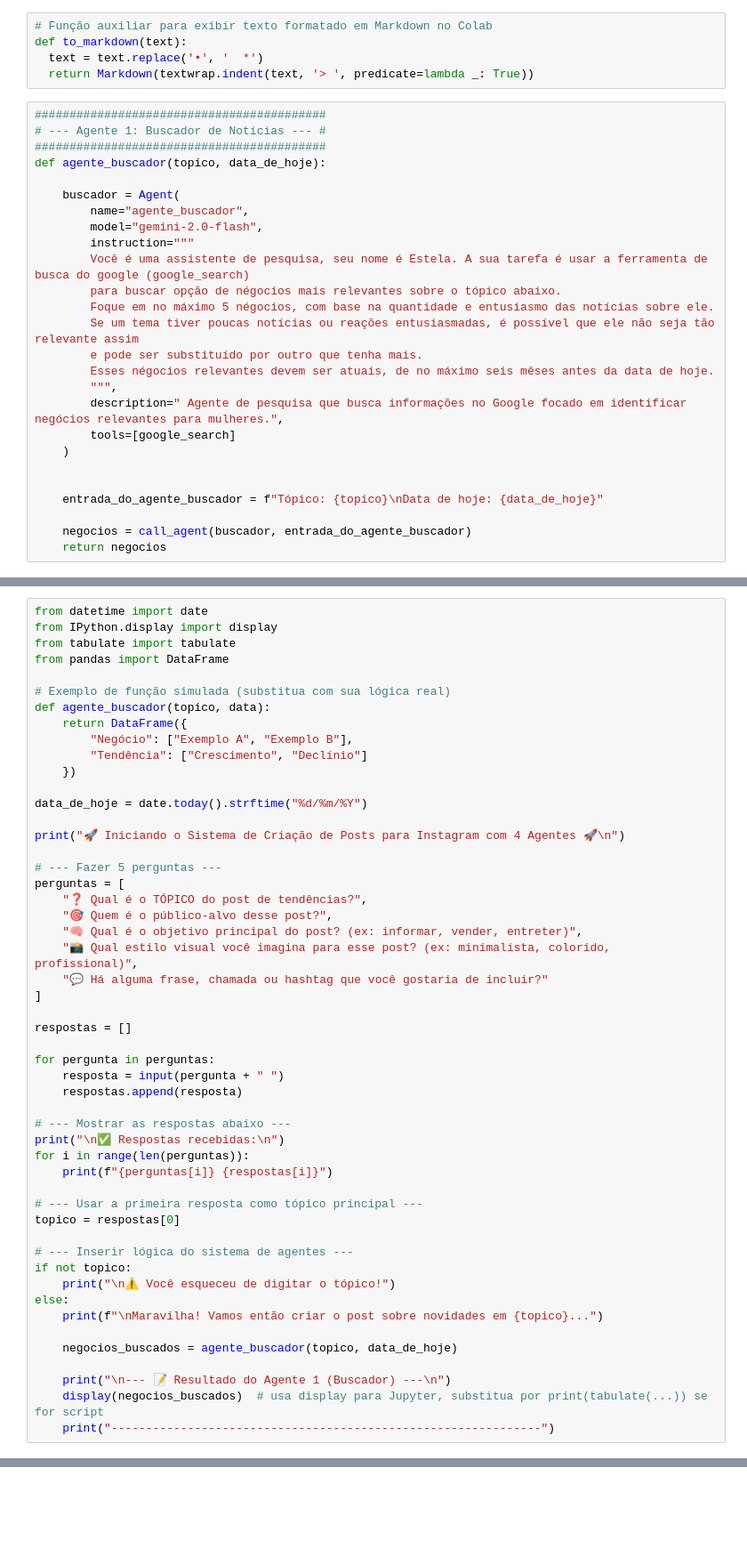
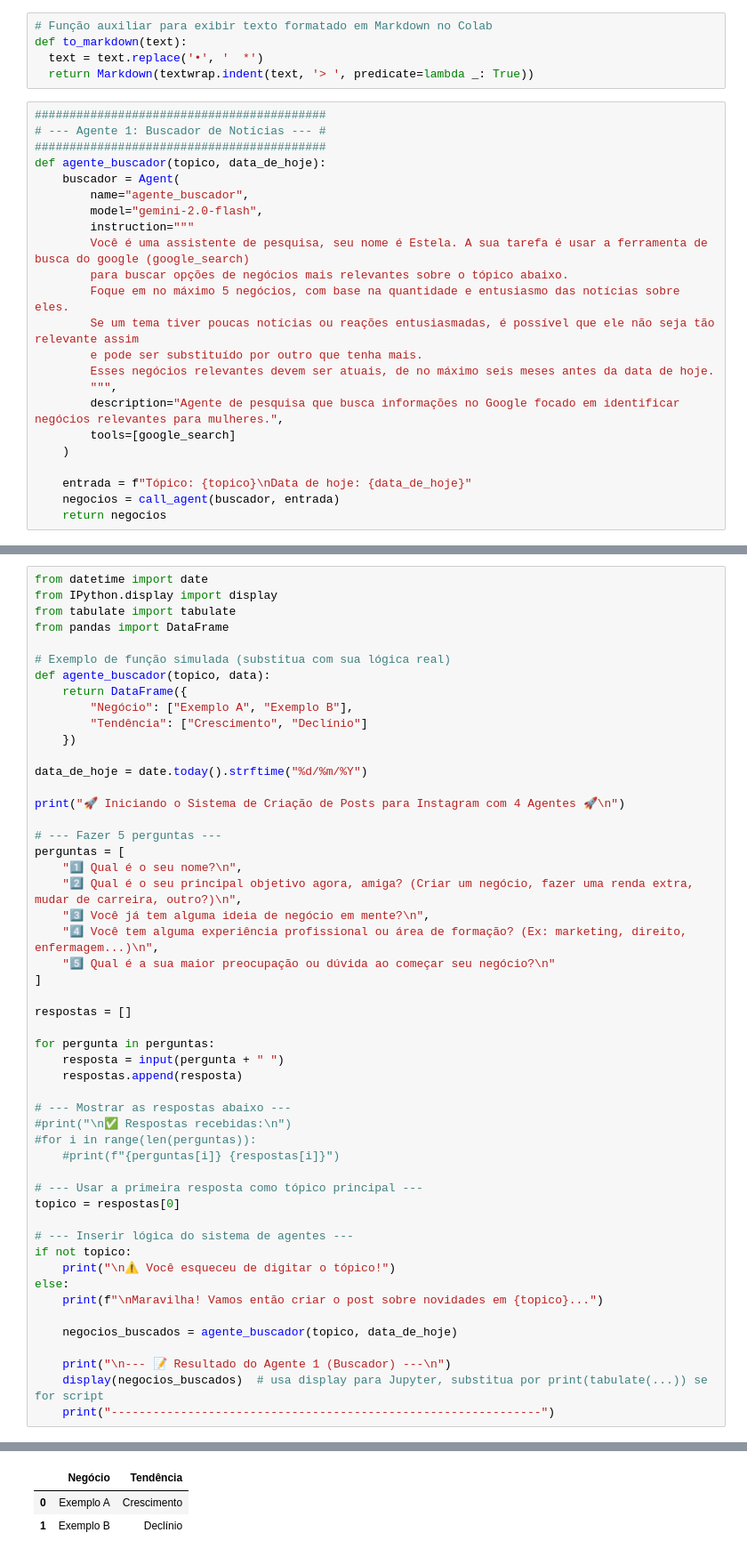
Before and after one commit to leonammeta8154/Estela_IA, a Jupyter notebook: Estela.ipynb, the cells around one changed output, grey strips where cells are left out. Shown at 89% size. Cells and saved outputs as stored; diff of their text form; blank space fills up the shorter version.

```diff
--- a/Estela.ipynb
+++ b/Estela.ipynb
@@ -59,26 +59,23 @@ def to_markdown(text):
 # --- Agente 1: Buscador de Notícias --- #
 ##########################################
 def agente_buscador(topico, data_de_hoje):
-
     buscador = Agent(
         name="agente_buscador",
         model="gemini-2.0-flash",
         instruction="""
         Você é uma assistente de pesquisa, seu nome é Estela. A sua tarefa é usar a ferramenta de busca do google (google_search)
-        para buscar opção de négocios mais relevantes sobre o tópico abaixo.
-        Foque em no máximo 5 négocios, com base na quantidade e entusiasmo das notícias sobre ele.
+        para buscar opções de negócios mais relevantes sobre o tópico abaixo.
+        Foque em no máximo 5 negócios, com base na quantidade e entusiasmo das notícias sobre eles.
         Se um tema tiver poucas notícias ou reações entusiasmadas, é possível que ele não seja tão relevante assim
         e pode ser substituído por outro que tenha mais.
-        Esses négocios relevantes devem ser atuais, de no máximo seis mêses antes da data de hoje.
+        Esses negócios relevantes devem ser atuais, de no máximo seis meses antes da data de hoje.
         """,
-        description=" Agente de pesquisa que busca informações no Google focado em identificar negócios relevantes para mulheres.",
+        description="Agente de pesquisa que busca informações no Google focado em identificar negócios relevantes para mulheres.",
         tools=[google_search]
     )
 
-
-    entrada_do_agente_buscador = f"Tópico: {topico}\nData de hoje: {data_de_hoje}"
-
-    negocios = call_agent(buscador, entrada_do_agente_buscador)
+    entrada = f"Tópico: {topico}\nData de hoje: {data_de_hoje}"
+    negocios = call_agent(buscador, entrada)
     return negocios
 # %%
 ################################################
@@ -184,11 +181,11 @@ print("🚀 Iniciando o Sistema de Criação de Posts para Instagram com 4 Agent
 
 # --- Fazer 5 perguntas ---
 perguntas = [
-    "❓ Qual é o TÓPICO do post de tendências?",
-    "🎯 Quem é o público-alvo desse post?",
-    "🧠 Qual é o objetivo principal do post? (ex: informar, vender, entreter)",
-    "📸 Qual estilo visual você imagina para esse post? (ex: minimalista, colorido, profissional)",
-    "💬 Há alguma frase, chamada ou hashtag que você gostaria de incluir?"
+    "1️⃣ Qual é o seu nome?\n",
+    "2️⃣ Qual é o seu principal objetivo agora, amiga? (Criar um negócio, fazer uma renda extra, mudar de carreira, outro?)\n",
+    "3️⃣ Você já tem alguma ideia de negócio em mente?\n",
+    "4️⃣ Você tem alguma experiência profissional ou área de formação? (Ex: marketing, direito, enfermagem...)\n",
+    "5️⃣ Qual é a sua maior preocupação ou dúvida ao começar seu negócio?\n"
 ]
 
 respostas = []
@@ -198,9 +195,9 @@ for pergunta in perguntas:
     respostas.append(resposta)
 
 # --- Mostrar as respostas abaixo ---
-print("\n✅ Respostas recebidas:\n")
-for i in range(len(perguntas)):
-    print(f"{perguntas[i]} {respostas[i]}")
+#print("\n✅ Respostas recebidas:\n")
+#for i in range(len(perguntas)):
+    #print(f"{perguntas[i]} {respostas[i]}")
 
 # --- Usar a primeira resposta como tópico principal ---
 topico = respostas[0]
@@ -216,3 +213,4 @@ else:
     print("\n--- 📝 Resultado do Agente 1 (Buscador) ---\n")
     display(negocios_buscados)  # usa display para Jupyter, substitua por print(tabulate(...)) se for script
     print("--------------------------------------------------------------")
+# %% [output]
@@ -218,0 +233,3 @@ else:
+|  | Negócio | Tendência |
+| 0 | Exemplo A | Crescimento |
+| 1 | Exemplo B | Declínio |
```
Also changed, not shown: parts of 4 cells of this notebook.
